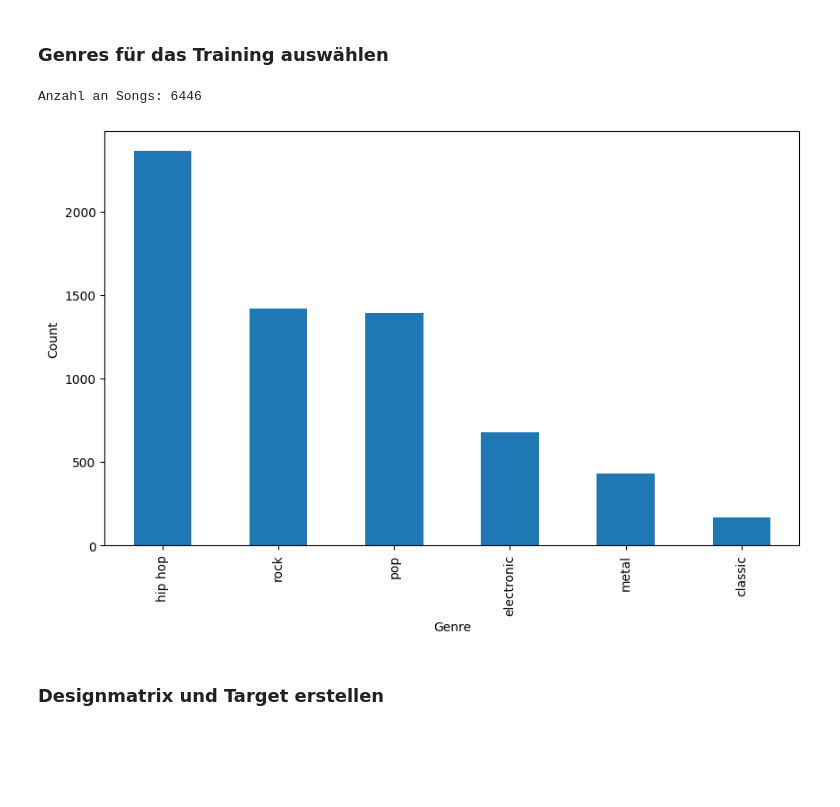
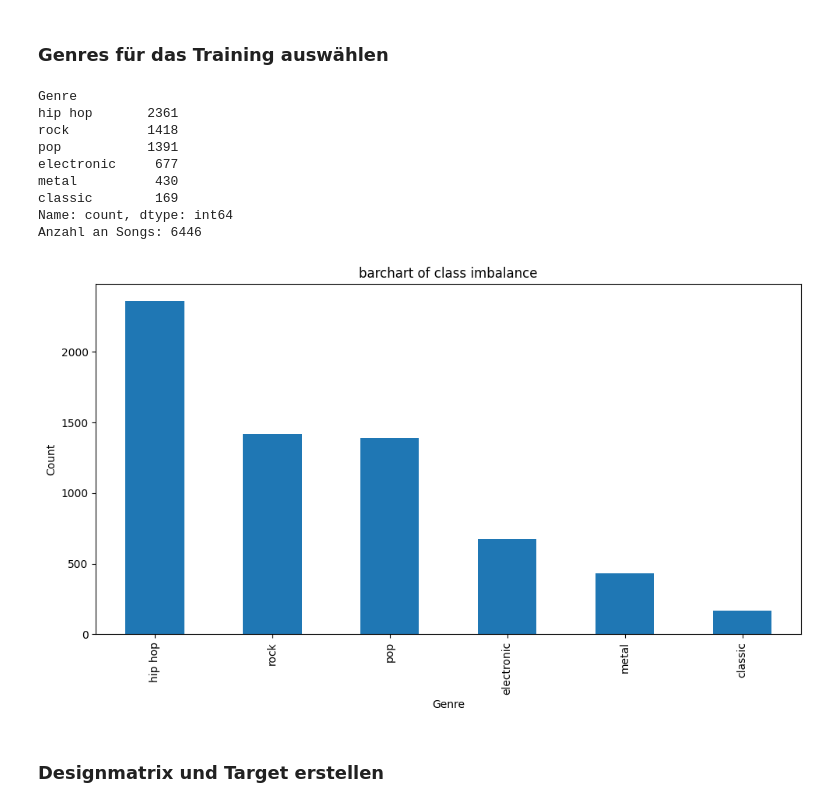
Before and after one commit to Henry-Kr15/TheGenreFactor, a Jupyter notebook: scripts/NN_final.ipynb, the cells around one changed output. Cells and saved outputs as stored; diff of their text form; code cells hidden in the pictures; blank space fills up the shorter version.

```diff
--- a/scripts/NN_final.ipynb
+++ b/scripts/NN_final.ipynb
@@ -31,19 +28,29 @@ df = df[df['Genre'].isin(genres_to_keep)]
 # %%
 import matplotlib.pyplot as plt
 
 # Anzahl der Einträge pro Genre
 genre_counts = df['Genre'].value_counts()
-
+print(genre_counts)
 # Histogramm erstellen
 plt.figure(figsize=(10, 6))
 genre_counts.plot(kind='bar')
 plt.xlabel('Genre')
 plt.ylabel('Count')
+plt.title('barchart of class imbalance')
+plt.tight_layout()
 plt.savefig('../figures/genre_hist.pdf')
 print(f"Anzahl an Songs: {df.shape[0]}")
 # %% [output]
+Genre
+hip hop       2361
+rock          1418
+pop           1391
+electronic     677
+metal          430
+classic        169
+Name: count, dtype: int64
 Anzahl an Songs: 6446
-[figure, old version]
+[figure, new version]
 # %% [markdown]
 ### Designmatrix und Target erstellen
 # %%
```
Also changed, not shown: parts of 11 cells of this notebook, 7 other files.
